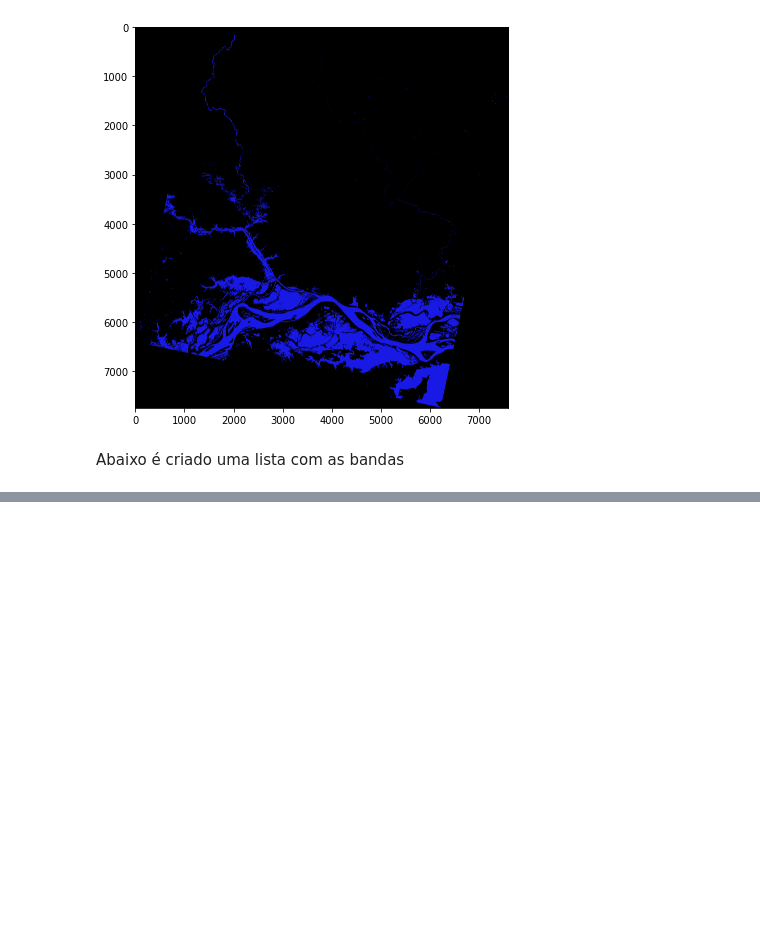
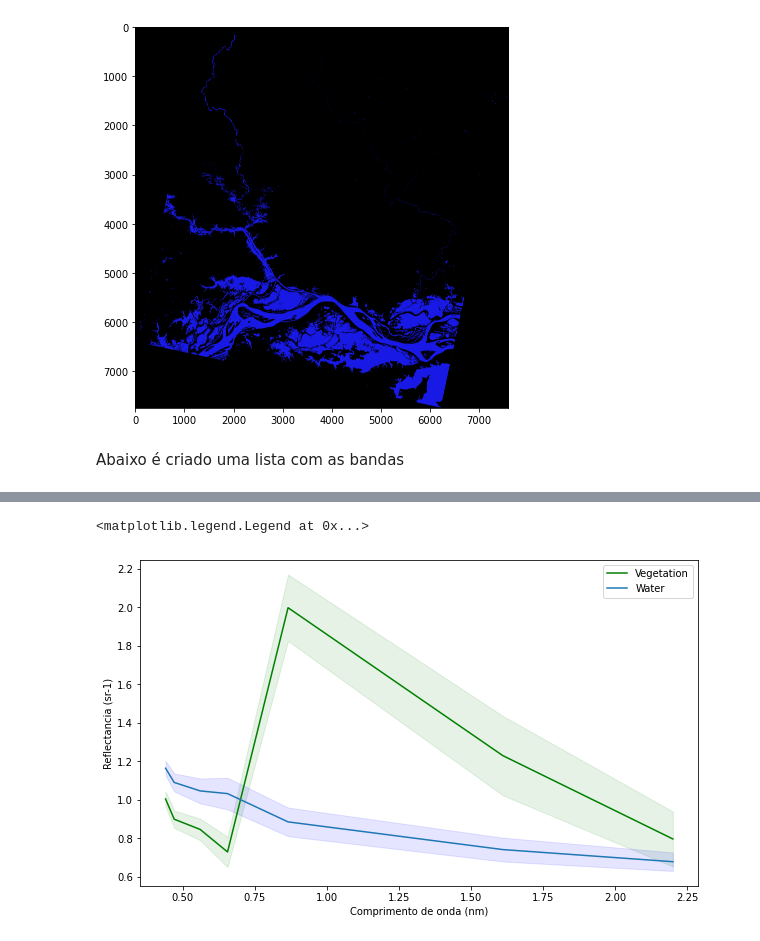
Before and after one commit to 11carol/class_area, a Jupyter notebook: analise_espectral.ipynb, the cells around one changed output, grey strips where cells are left out. Drawn from its saved outputs; the diff is of its cells as text; code cells hidden in the pictures; blank space fills up the shorter version.

```diff
--- a/analise_espectral.ipynb
+++ b/analise_espectral.ipynb
@@ -254,0 +227,25 @@ ValueError: ignored
+# %%
+ndvi = normalized_difference(img, 'B5', 'B4')
+veg_mask = ndvi > 0.25 # adotando um limite de 0,5 para a vegetação
+# %%
+veg_pts = cube[veg_mask]/10000
+veg_mean = veg_pts.mean(axis=0)
+veg_std = veg_pts.std(axis=0)
+# %%
+# traçar o espectro
+plt.figure(figsize=(10,6))
+
+# plot vegetation
+plt.plot(wls, veg_mean, label='Vegetation', color='green')
+plt.fill_between(wls, veg_mean-veg_std, veg_mean+veg_std, color='green', alpha=0.1)
+
+# plot water
+plt.plot(wls, mean, label='Water')
+plt.fill_between(wls, mean-0.5*std, mean+0.5*std, color='blue', alpha=0.1)
+
+plt.xlabel('Comprimento de onda (nm)')
+plt.ylabel('Reflectancia (sr-1)')
+plt.legend()
+# %% [output]
+<matplotlib.legend.Legend at 0x...>
+[figure, added]
```
Also changed, not shown: parts of 27 cells of this notebook.
